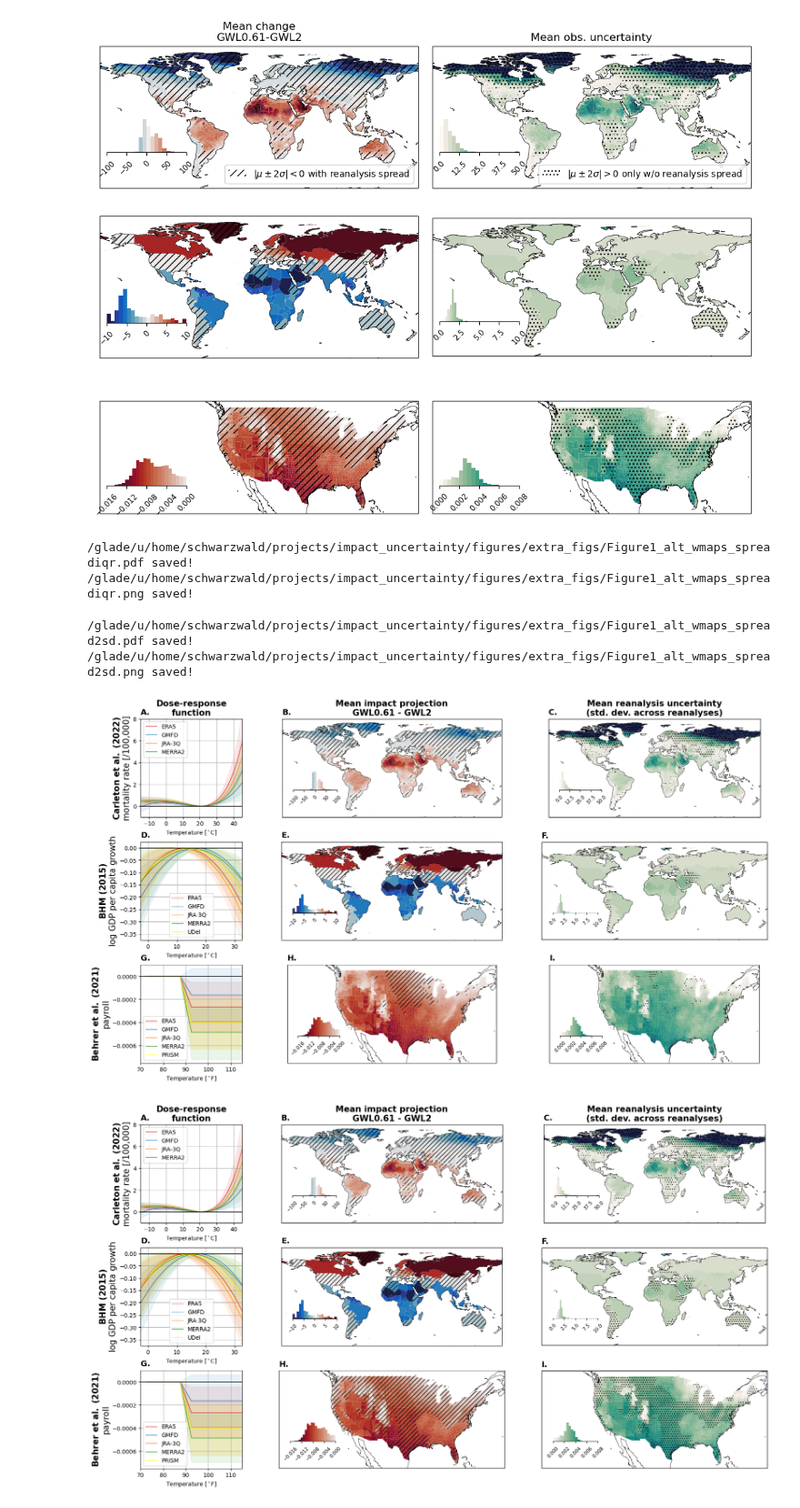
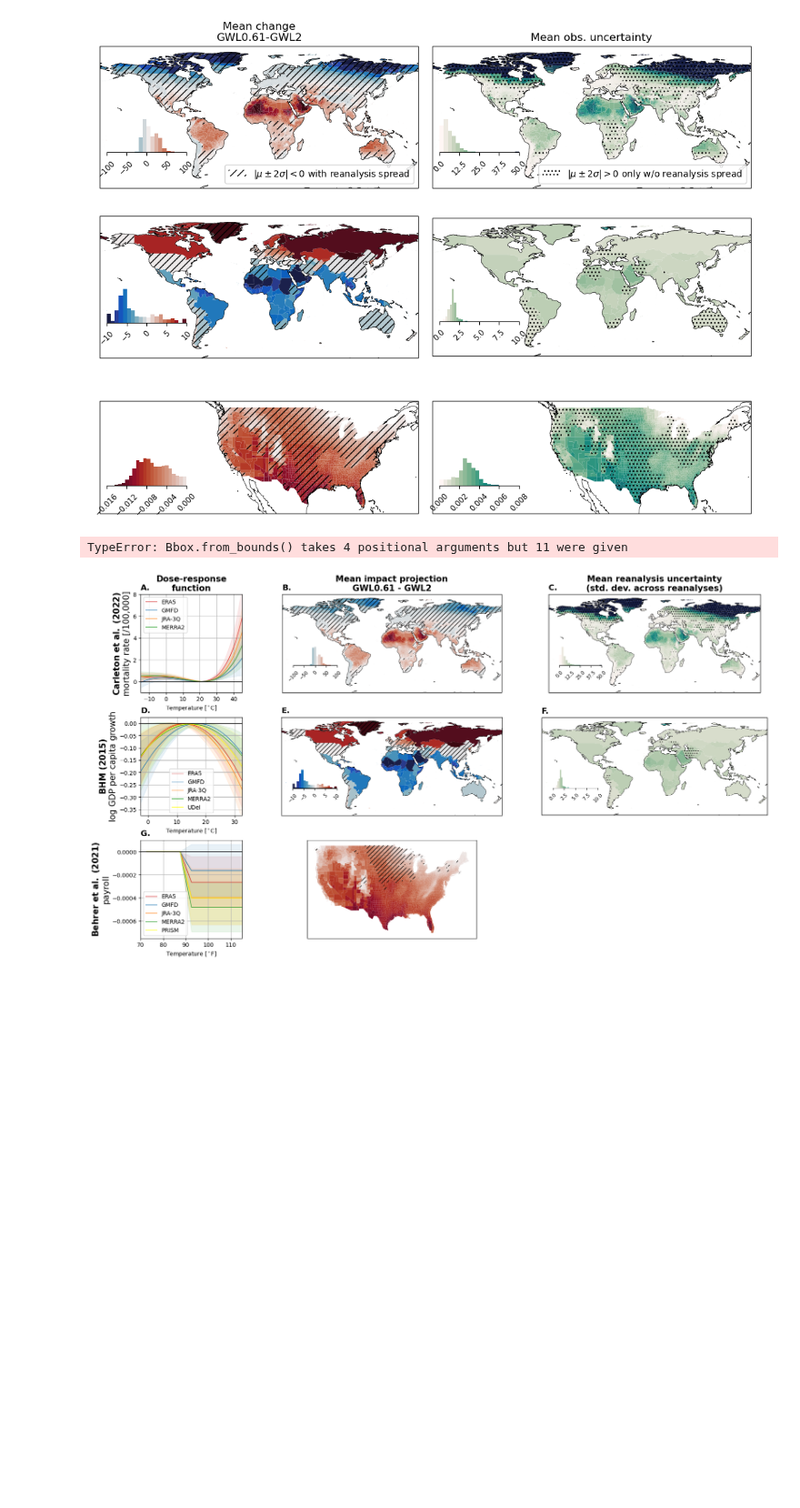
Before and after one commit to ks905383/impact_uncertainty, a Jupyter notebook: code/3-fig_mean_impact_changes.ipynb, the cells around one changed output. Shown at 91% size. Drawn from its saved outputs; the diff is of its cells as text; code cells hidden in the pictures; blank space fills up the shorter version.

Commit message:
finalize obs uncertainty source diagnostic

```diff
--- a/code/3-fig_mean_impact_changes.ipynb
+++ b/code/3-fig_mean_impact_changes.ipynb
@@ -576,7 +576,7 @@ for spread_typ in ['iqr','2sd']:
                          edgecolor='black',linewidth=0, # doesn't plot with no edgecolor
                          hatch=hatch,
                          ax=ax_map)
-            if row_idx == 3:
+            if row_idx == 2:
                 ax.legend(handles=[mpatches.Patch(facecolor='none', edgecolor='k', linewidth=0,
                                                    hatch=hatch, label=label)],
                           bbox_to_anchor = 'lower right')
@@ -598,36 +598,32 @@ for spread_typ in ['iqr','2sd']:
 
             N, bins, patches = (plot_data.clip(min=cbar_params[plot_typ][var]['vmin'],
                                                max=cbar_params[plot_typ][var]['vmax']).
                                 plot.hist(bins=nbins,ax=ax))
 
             for binid, patch in enumerate(patches):
                 patch.set_facecolor(cbar_params[plot_typ][var]['cmap'](np.arange(0,1,1/nbins))[binid,:])
 
             for side in ['top','left','right']:
                 ax.spines[side].set_visible(False)
             ax.set_title('')
             ax.set_xticks(np.arange(cbar_params[plot_typ][var]['vmin'],
                                     cbar_params[plot_typ][var]['vmax']+0.0000001,
                                     (cbar_params[plot_typ][var]['vmax'] -
                                      cbar_params[plot_typ][var]['vmin'])/4))
             ax.set_xlim(cbar_params[plot_typ][var]['vmin'],
                         cbar_params[plot_typ][var]['vmax'])
             ax.set_yticks([])
             ax.set_ylabel('')
             ax.set_xlabel('')
             ax.set_title('')
             ax.tick_params(axis='x',labelrotation=45,labelsize='small')
 
             # Subplot labeling
             ax_map.annotate(string.ascii_uppercase[row_idx*3+col_idx]+'.',(0,1.025),xycoords = 'axes fraction',
                                         va = 'bottom',fontweight='bold',fontsize=14)
 
     if save_fig:
         utility_print(output_fn)
 # %% [output]
-/glade/u/home/schwarzwald/projects/impact_uncertainty/figures/extra_figs/Figure1_alt_wmaps_spreadiqr.pdf saved!
-/glade/u/home/schwarzwald/projects/impact_uncertainty/figures/extra_figs/Figure1_alt_wmaps_spreadiqr.png saved!
+TypeError: Bbox.from_bounds() takes 4 positional arguments but 11 were given
-/glade/u/home/schwarzwald/projects/impact_uncertainty/figures/extra_figs/Figure1_alt_wmaps_spread2sd.pdf saved!
-/glade/u/home/schwarzwald/projects/impact_uncertainty/figures/extra_figs/Figure1_alt_wmaps_spread2sd.png saved!
-[figure, old version]
+[figure, new version]
-[figure, removed]
```
Also changed, not shown: parts of 1 cell of this notebook, 3 other files.
